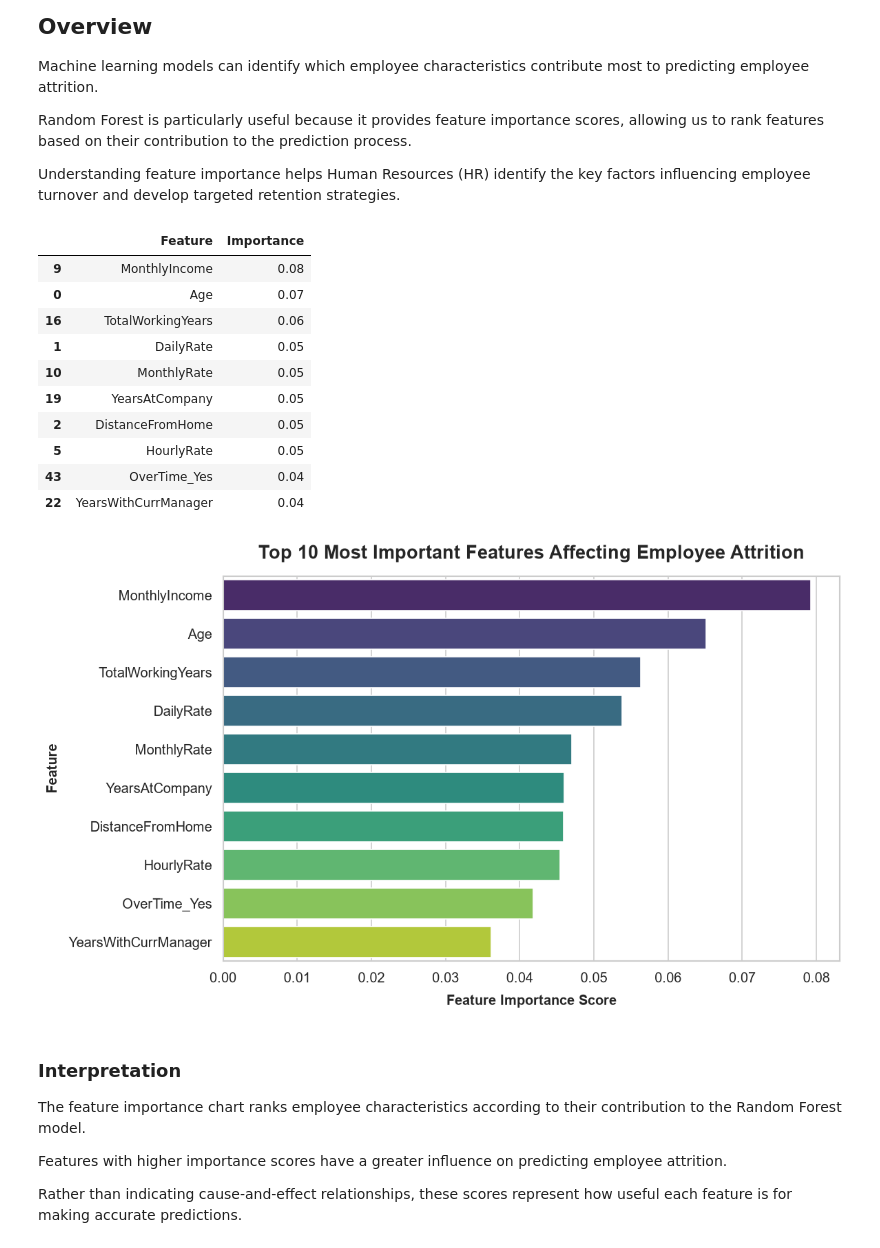
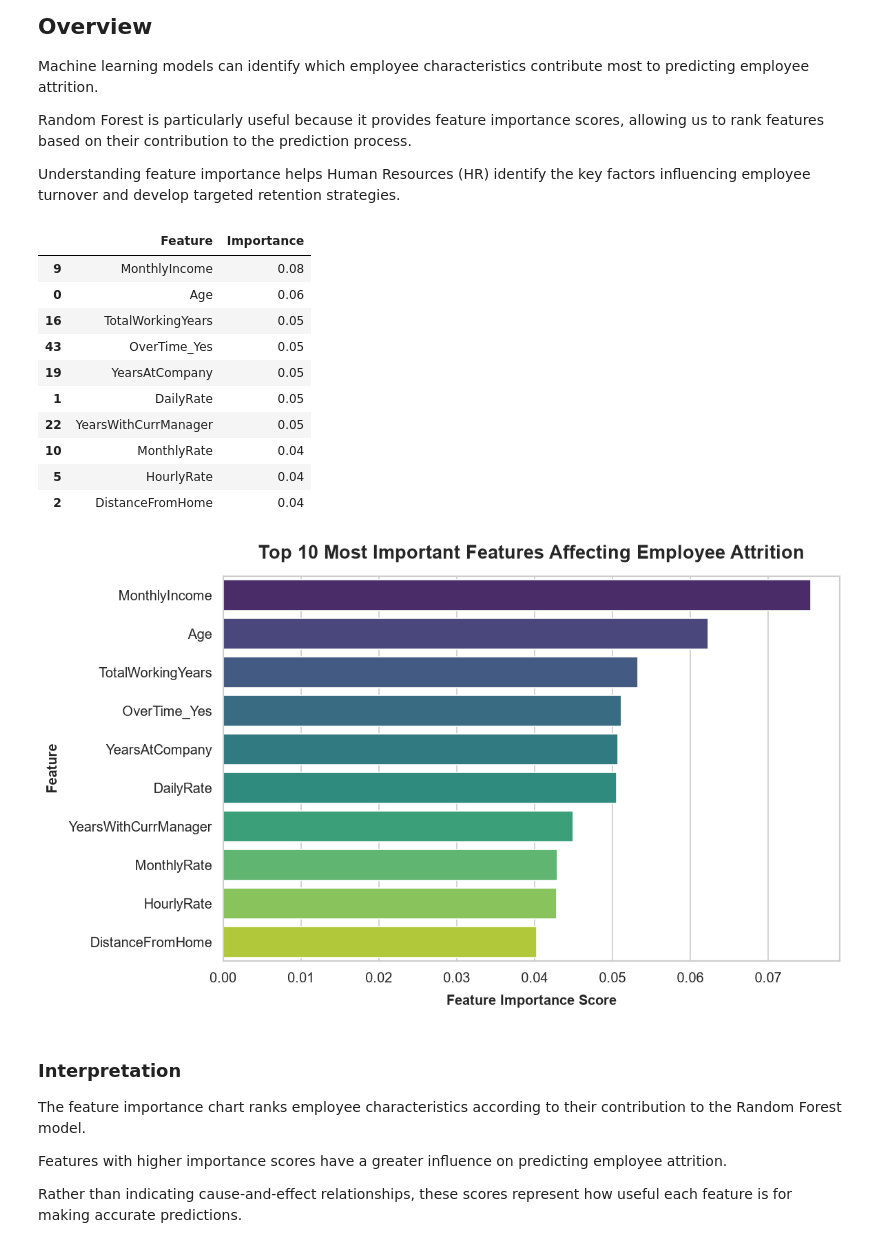
Before and after one commit to 1Riyaa/Employee-Attrition-Prediction, a Jupyter notebook: Employee_Attrition_Prediction.ipynb, the cells around one changed output. Cells and saved outputs as stored; diff of their text form; code cells hidden in the pictures.

```diff
--- a/Employee_Attrition_Prediction.ipynb
+++ b/Employee_Attrition_Prediction.ipynb
@@ -1824,7 +1867,8 @@ random_forest_model = RandomForestClassifier(
     n_estimators=200,
     random_state=RANDOM_STATE,
     max_depth=10,
-    n_jobs=-1
+    n_jobs=-1,
+    class_weight='balanced'
 )
 
 # Train and evaluate the model
@@ -2097,41 +2151,46 @@ feature_importance.head(10)
 # %% [output]
 |  | Feature | Importance |
 | 9 | MonthlyIncome | 0.08 |
-| 0 | Age | 0.07 |
-| 16 | TotalWorkingYears | 0.06 |
+| 0 | Age | 0.06 |
+| 16 | TotalWorkingYears | 0.05 |
+| 43 | OverTime_Yes | 0.05 |
+| 19 | YearsAtCompany | 0.05 |
 | 1 | DailyRate | 0.05 |
-| 10 | MonthlyRate | 0.05 |
-| 19 | YearsAtCompany | 0.05 |
-| 2 | DistanceFromHome | 0.05 |
-| 5 | HourlyRate | 0.05 |
-| 43 | OverTime_Yes | 0.04 |
-| 22 | YearsWithCurrManager | 0.04 |
+| 22 | YearsWithCurrManager | 0.05 |
+| 10 | MonthlyRate | 0.04 |
+| 5 | HourlyRate | 0.04 |
+| 2 | DistanceFromHome | 0.04 |
 # %%
 # TOP 10 MOST IMPORTANT FEATURES
 
 plt.figure(figsize=(10, 6))
 
 sns.barplot(
     data=feature_importance.head(10),
     x="Importance",
     y="Feature",
     palette="viridis"
 )
 
 plt.title(
     "Top 10 Most Important Features Affecting Employee Attrition",
     fontsize=16,
     fontweight="bold"
 )
 
 plt.xlabel("Feature Importance Score")
 plt.ylabel("Feature")
 
 plt.tight_layout()
+plt.savefig(
+    "charts/feature_importance.png",
+    dpi=300,
+    bbox_inches="tight"
+)
 
 plt.show()
 # %% [output]
-[figure, old version]
+[figure, new version]
 # %% [markdown]
 ### Interpretation
 
```
Also changed, not shown: parts of 14 cells of this notebook, 10 other files.
